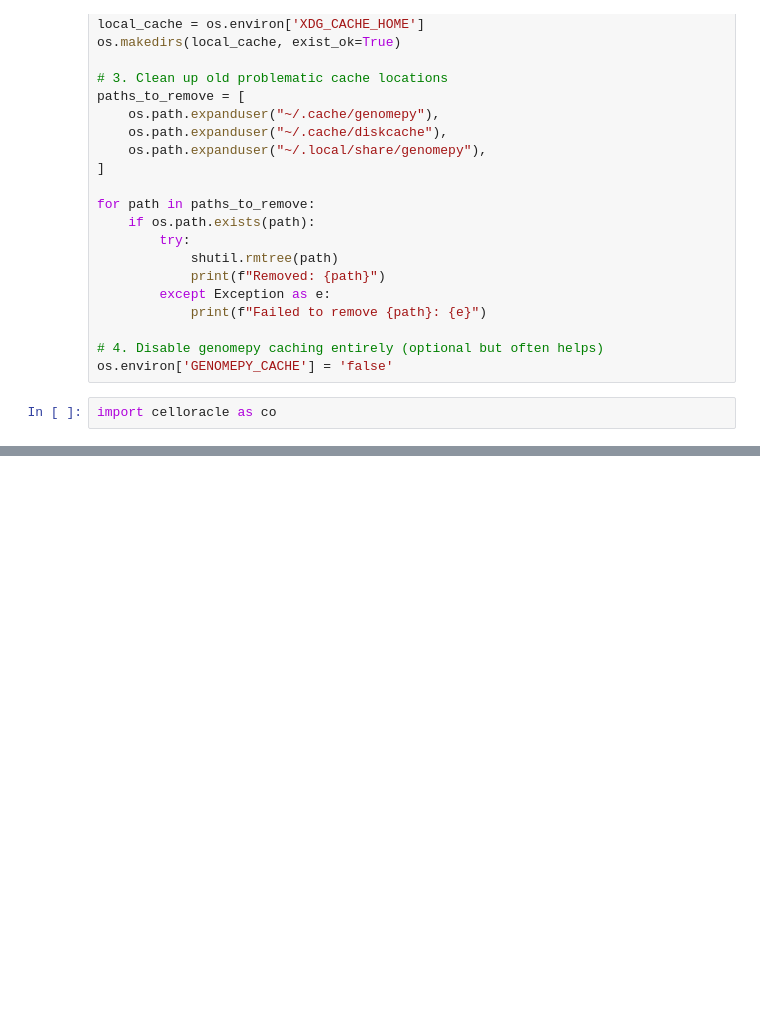
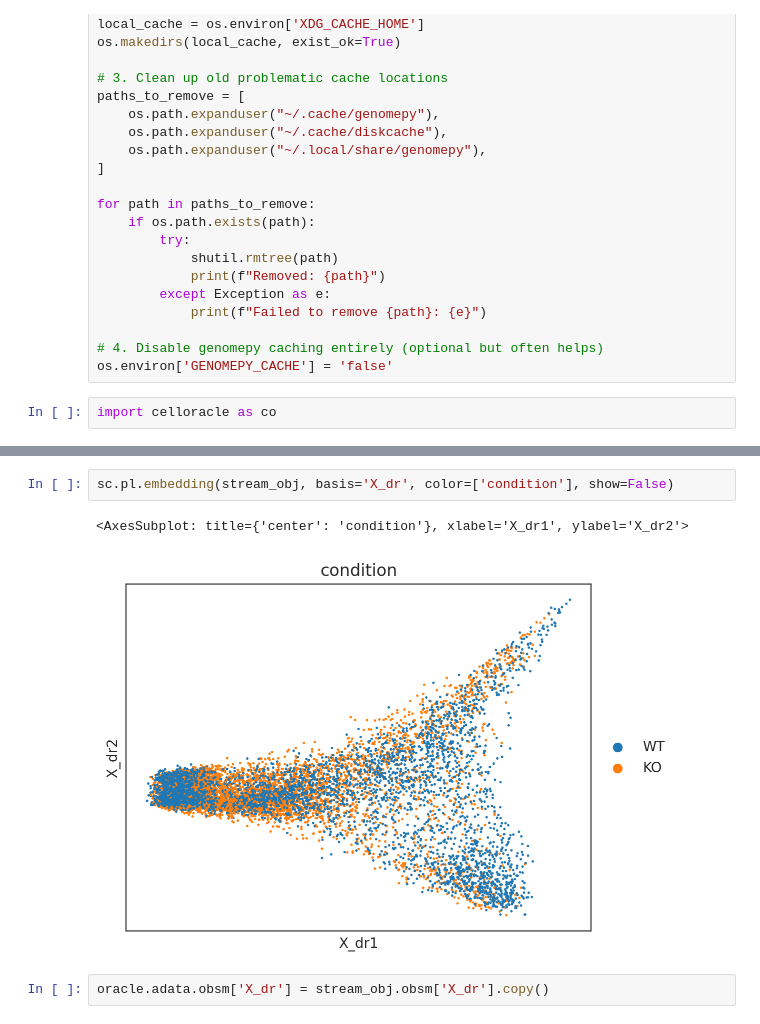
Before and after one commit to sachha-naksha/TA_muscle_ageing, a Jupyter notebook: py_scripts/grn_inference/4_TF_KO_sim.ipynb, the cells around one changed output, grey strips where cells are left out. Drawn from its saved outputs; the diff is of its cells as text; blank space fills up the shorter version.

```diff
--- a/py_scripts/grn_inference/4_TF_KO_sim.ipynb
+++ b/py_scripts/grn_inference/4_TF_KO_sim.ipynb
@@ -60,0 +95,7 @@ oracle = co.load_hdf5(f"{wd}/out_files/male_type2_fitted.celloracle.oracle")
+# %%
+sc.pl.embedding(stream_obj, basis='X_dr', color=['condition'], show=False)
+# %% [output]
+<AxesSubplot: title={'center': 'condition'}, xlabel='X_dr1', ylabel='X_dr2'>
+[figure, added]
+# %%
+oracle.adata.obsm['X_dr'] = stream_obj.obsm['X_dr'].copy()
```
Also changed, not shown: parts of 20 cells of this notebook.
